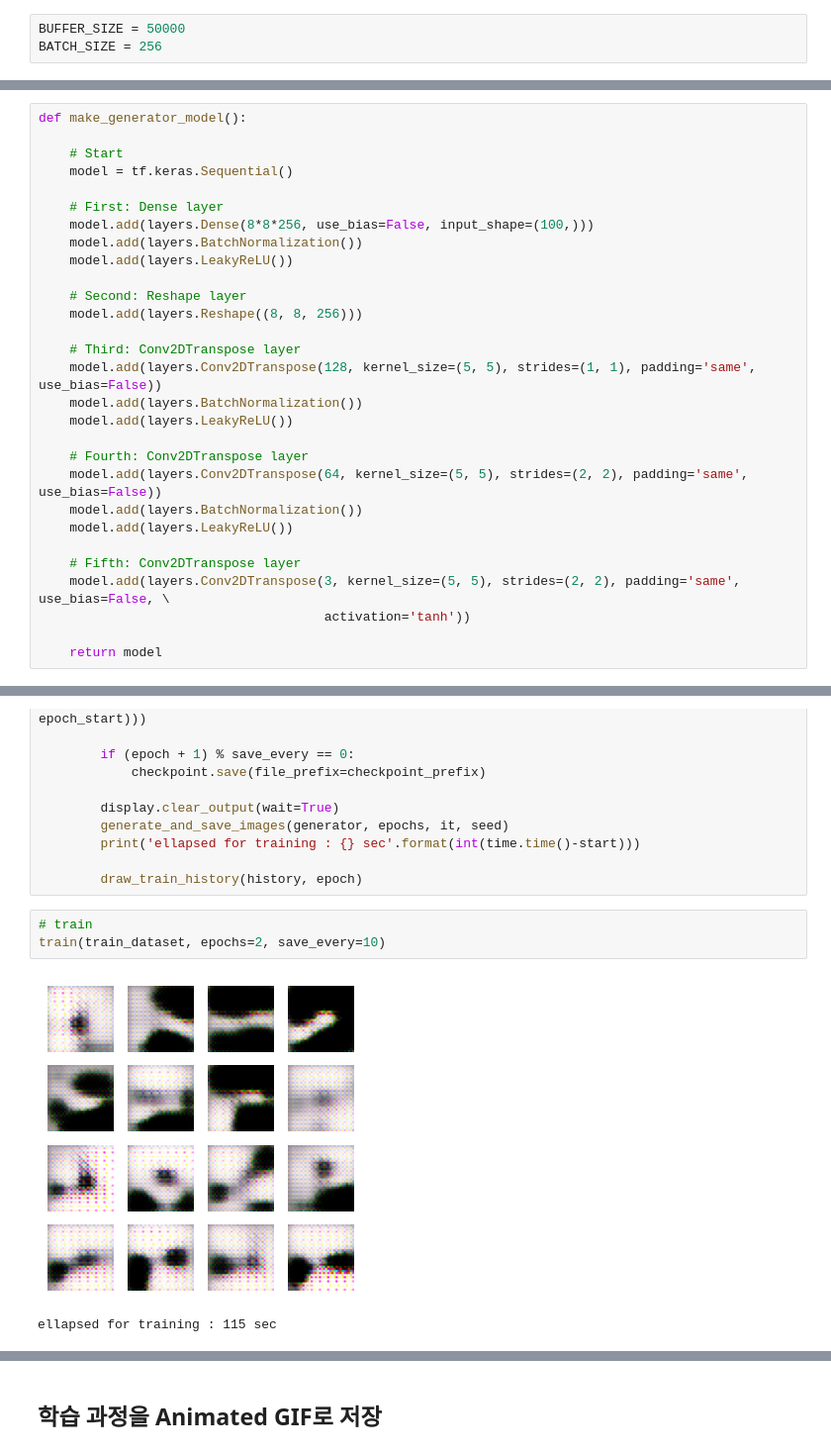
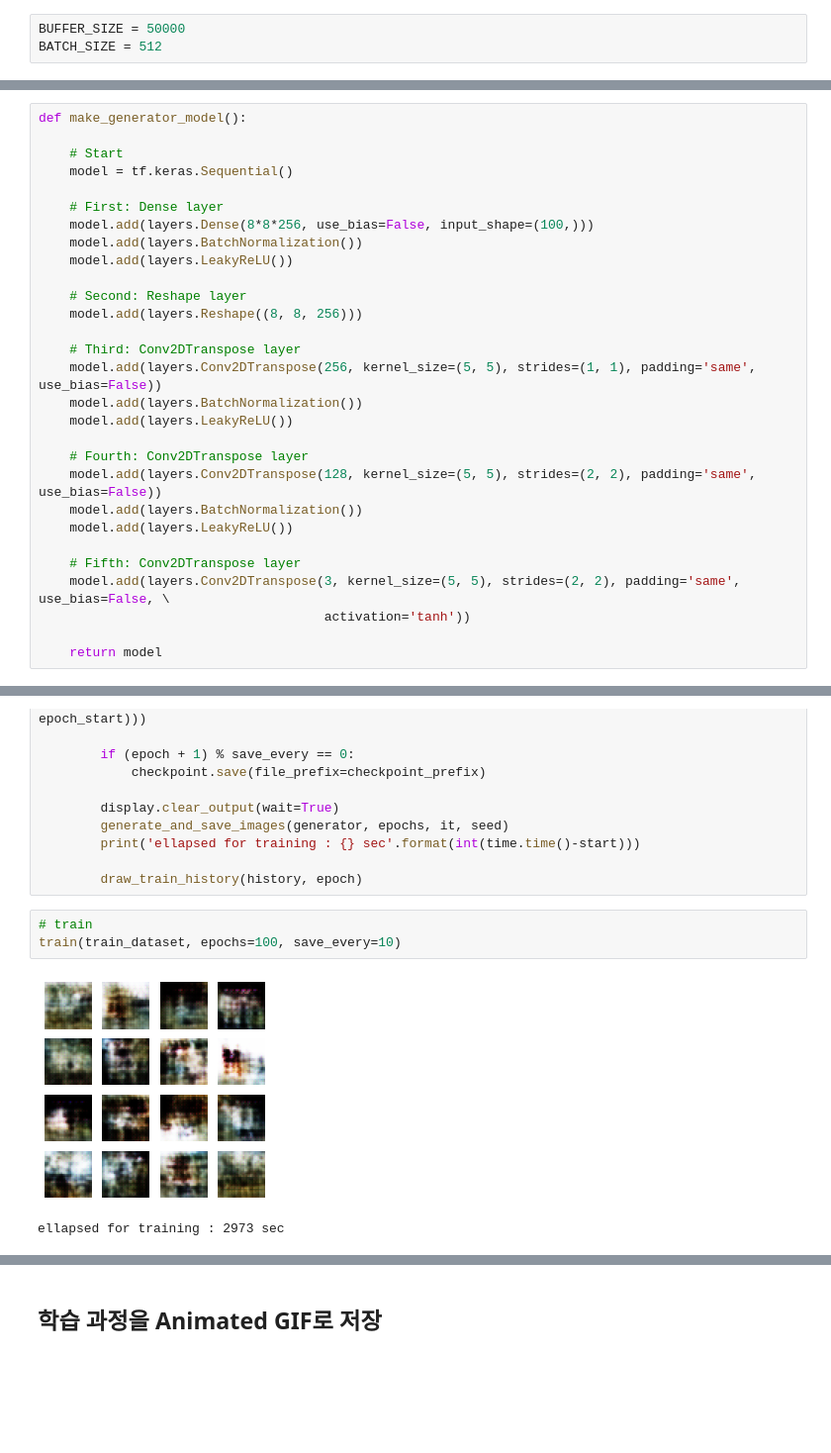
Before and after one commit to docosa2/first-repository, a Jupyter notebook: E-11 DCGAN - cifar 10 image generation-Project.ipynb, the cells around one changed output, grey strips where cells are left out. Shown at 99% size. Drawn from its saved outputs; the diff is of its cells as text; blank space fills up the shorter version.

```diff
--- a/E-11 DCGAN - cifar 10 image generation-Project.ipynb
+++ b/E-11 DCGAN - cifar 10 image generation-Project.ipynb
@@ -144,7 +144,7 @@ Clipping input data to the valid range for imshow with RGB data ([0..1] for floa
 ## 데이타셋 준비
 # %%
 BUFFER_SIZE = 50000
-BATCH_SIZE = 256
+BATCH_SIZE = 512
 # %% [markdown]
 ### 미니 배치
 # %%
@@ -170,12 +166,12 @@ def make_generator_model():
     model.add(layers.Reshape((8, 8, 256)))
 
     # Third: Conv2DTranspose layer
-    model.add(layers.Conv2DTranspose(128, kernel_size=(5, 5), strides=(1, 1), padding='same', use_bias=False))
+    model.add(layers.Conv2DTranspose(256, kernel_size=(5, 5), strides=(1, 1), padding='same', use_bias=False))
     model.add(layers.BatchNormalization())
     model.add(layers.LeakyReLU())
 
     # Fourth: Conv2DTranspose layer
-    model.add(layers.Conv2DTranspose(64, kernel_size=(5, 5), strides=(2, 2), padding='same', use_bias=False))
+    model.add(layers.Conv2DTranspose(128, kernel_size=(5, 5), strides=(2, 2), padding='same', use_bias=False))
     model.add(layers.BatchNormalization())
     model.add(layers.LeakyReLU())
 
@@ -449,7 +448,7 @@ def train(dataset, epochs, save_every):
         draw_train_history(history, epoch)
 # %%
 # train
-train(train_dataset, epochs=2, save_every=10)
+train(train_dataset, epochs=100, save_every=10)
 # %% [output]
-[figure, old version]
+[figure, new version]
-ellapsed for training : 115 sec
+ellapsed for training : 2973 sec
```
Also changed, not shown: parts of 12 cells of this notebook, 1 other file.
